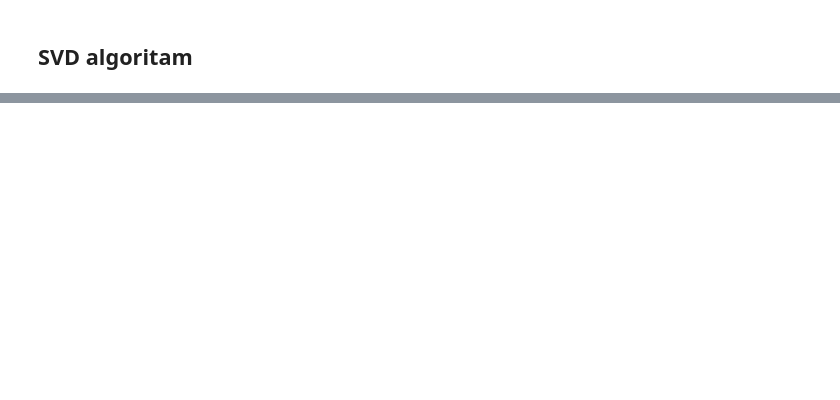
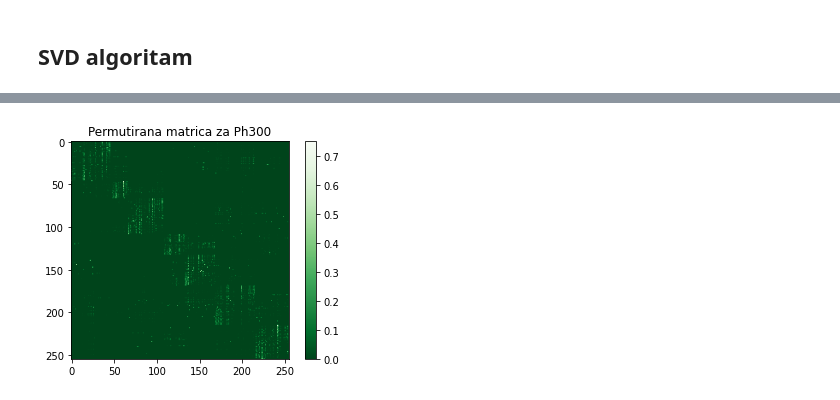
Before and after one commit to MiaRosic/mtmap, a Jupyter notebook: Fah_idioti.ipynb, the cells around one changed output, grey strips where cells are left out. Cells and saved outputs as stored; diff of their text form; code cells hidden in the pictures; blank space fills up the shorter version.

```diff
--- a/Fah_idioti.ipynb
+++ b/Fah_idioti.ipynb
@@ -132,8 +86,0 @@ def SVD_metastabilna(B, nB, a, b, r, m, n, P):
-# %%
-dimenzija = len(data)
-m,n,P=SVD_metastabilna(B=data, nB=dimenzija, a=0, b=dimenzija, r=0.5, m=0, n=[], P=np.identity(dimenzija))
-Q=np.dot(np.dot(P,data), np.transpose(P))
-df = pd.DataFrame(Q)
-print(f"m: {m}")
-print(f"n: {n}")
-df.head(7)
@@ -219,0 +168,7 @@ plt.show()
+# %%
+dimenzija3 = len(data3)
+m3,n3,P3=SVD(B=data3, thr=0.5)
+A3=np.dot(np.dot(P3,data3), np.transpose(P3))
+W3=matrica_sparivanja(A3,n3,m3)
+print(f"Matrica B tilda: \n{A3}\n")
+print(f"Matrica sparivanja: \n{pd.DataFrame(W3)}\n")
@@ -219,0 +194,8 @@ plt.show()
+# %%
+plt.imshow(A3, cmap=plt.cm.get_cmap('Greens_r'))        # bez granica
+#crtanje_s_granicama(A3, n3, "Greens_r", "g-")
+plt.title("Permutirana matrica za Ph300")
+plt.colorbar()
+plt.show()
+# %% [output]
+[figure, added]
```
Also changed, not shown: parts of 43 cells of this notebook.
